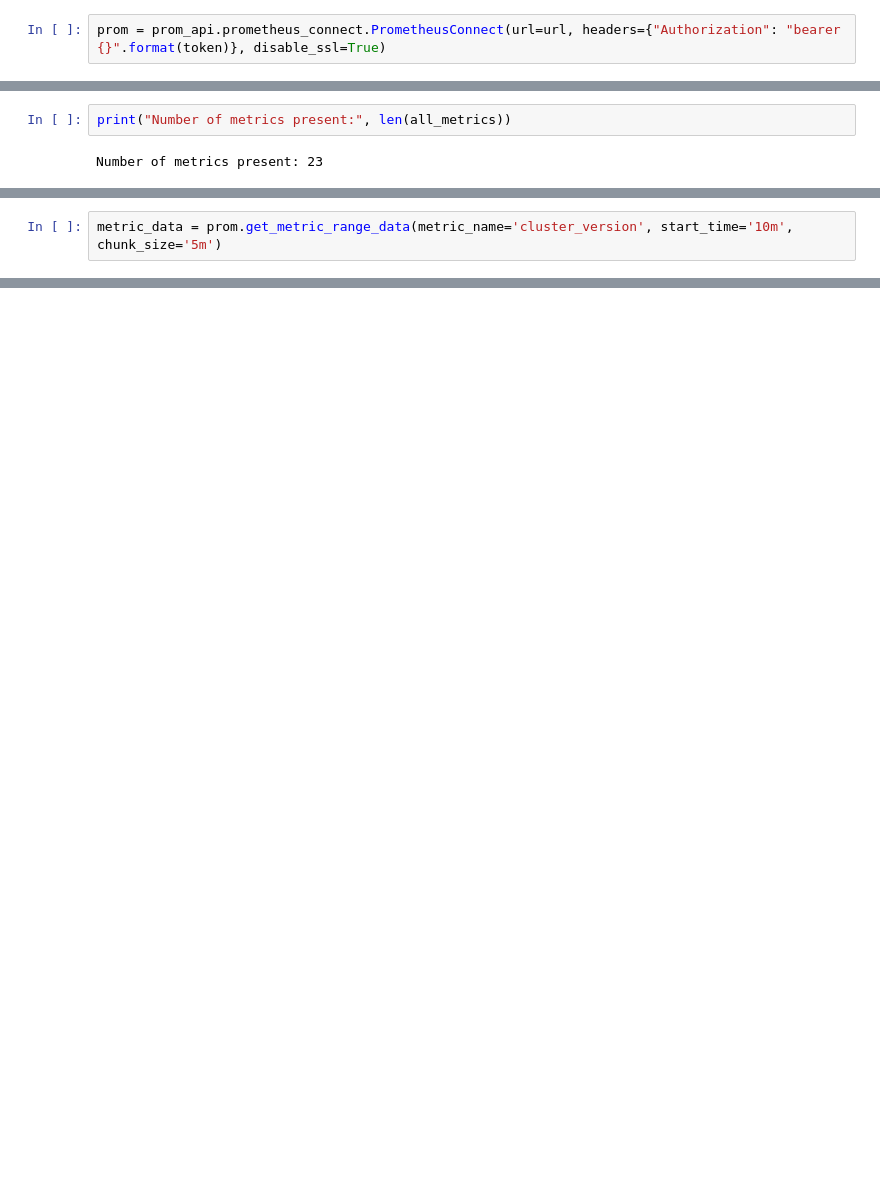
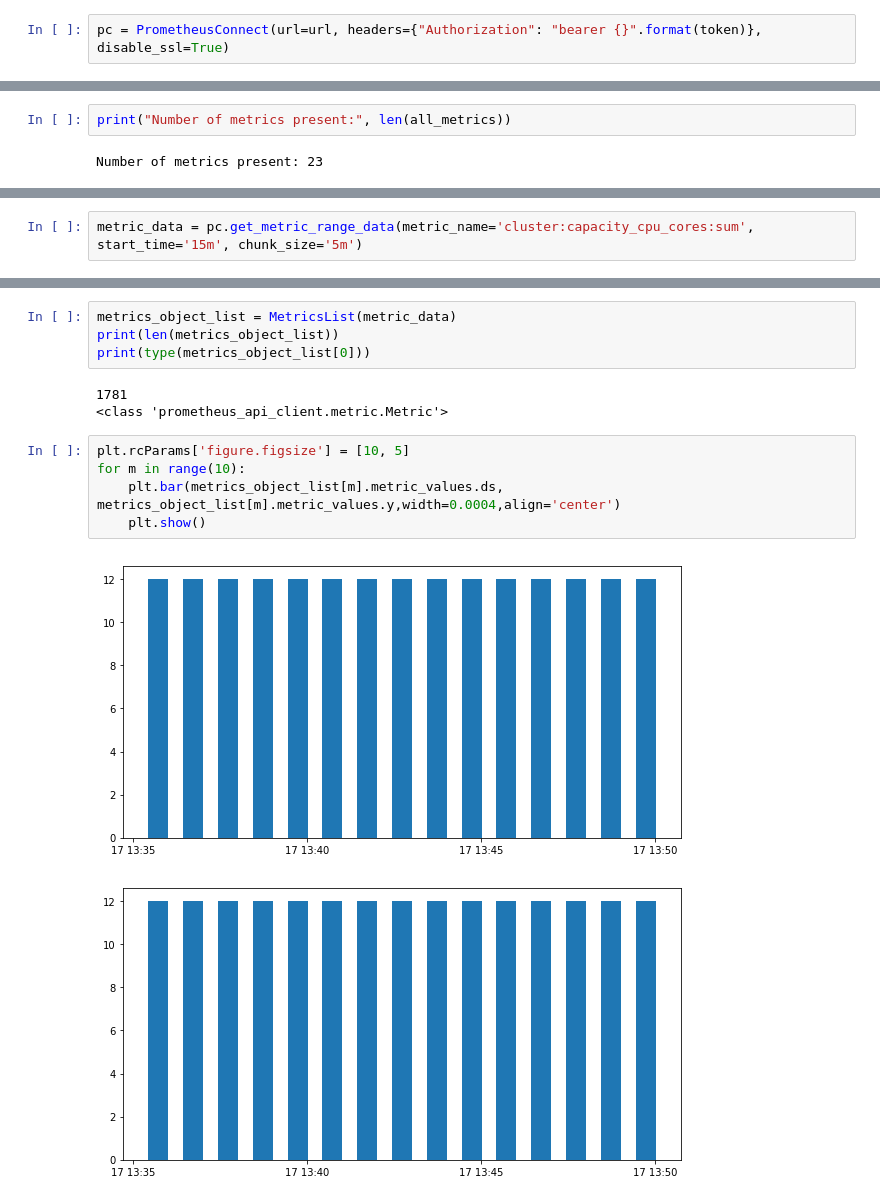
Before and after one commit to AICoE/prometheus-flatliner, a Jupyter notebook: notebooks/CollectingMetricsfromPrometheus.ipynb, the cells around one changed output, grey strips where cells are left out. Saved outputs shown, nothing was run; the diff lists cells and outputs as text; blank space fills up the shorter version.

Commit message:
Add updated notebook (#98)
Updated notebook for programmatic access of prometheus metrics

```diff
--- a/notebooks/CollectingMetricsfromPrometheus.ipynb
+++ b/notebooks/CollectingMetricsfromPrometheus.ipynb
@@ -31,2 +41,2 @@ token = os.environ.get("FLT_PROM_ACCESS_TOKEN")
 # %%
-prom = prom_api.prometheus_connect.PrometheusConnect(url=url, headers={"Authorization": "bearer {}".format(token)}, disable_ssl=True)
+pc = PrometheusConnect(url=url, headers={"Authorization": "bearer {}".format(token)}, disable_ssl=True)
@@ -61,5 +90,5 @@ We can fetch the data for a specific metric name based on a particular time fram
 # %%
-metric_data = prom.get_metric_range_data(metric_name='cluster_version', start_time='10m', chunk_size='5m')
+metric_data = pc.get_metric_range_data(metric_name='cluster:capacity_cpu_cores:sum', start_time='15m', chunk_size='5m')
 # %%
 len(metric_data)
 # %% [output]
@@ -91,0 +127,15 @@ metadata
+# %%
+metrics_object_list = MetricsList(metric_data)
+print(len(metrics_object_list))
+print(type(metrics_object_list[0]))
+# %% [output]
+1781
+<class 'prometheus_api_client.metric.Metric'>
+# %%
+plt.rcParams['figure.figsize'] = [10, 5]
+for m in range(10):
+    plt.bar(metrics_object_list[m].metric_values.ds, metrics_object_list[m].metric_values.y,width=0.0004,align='center')
+    plt.show()
+# %% [output]
+[figure, added]
+[figure, added]
```
Also changed, not shown: parts of 50 cells of this notebook.
